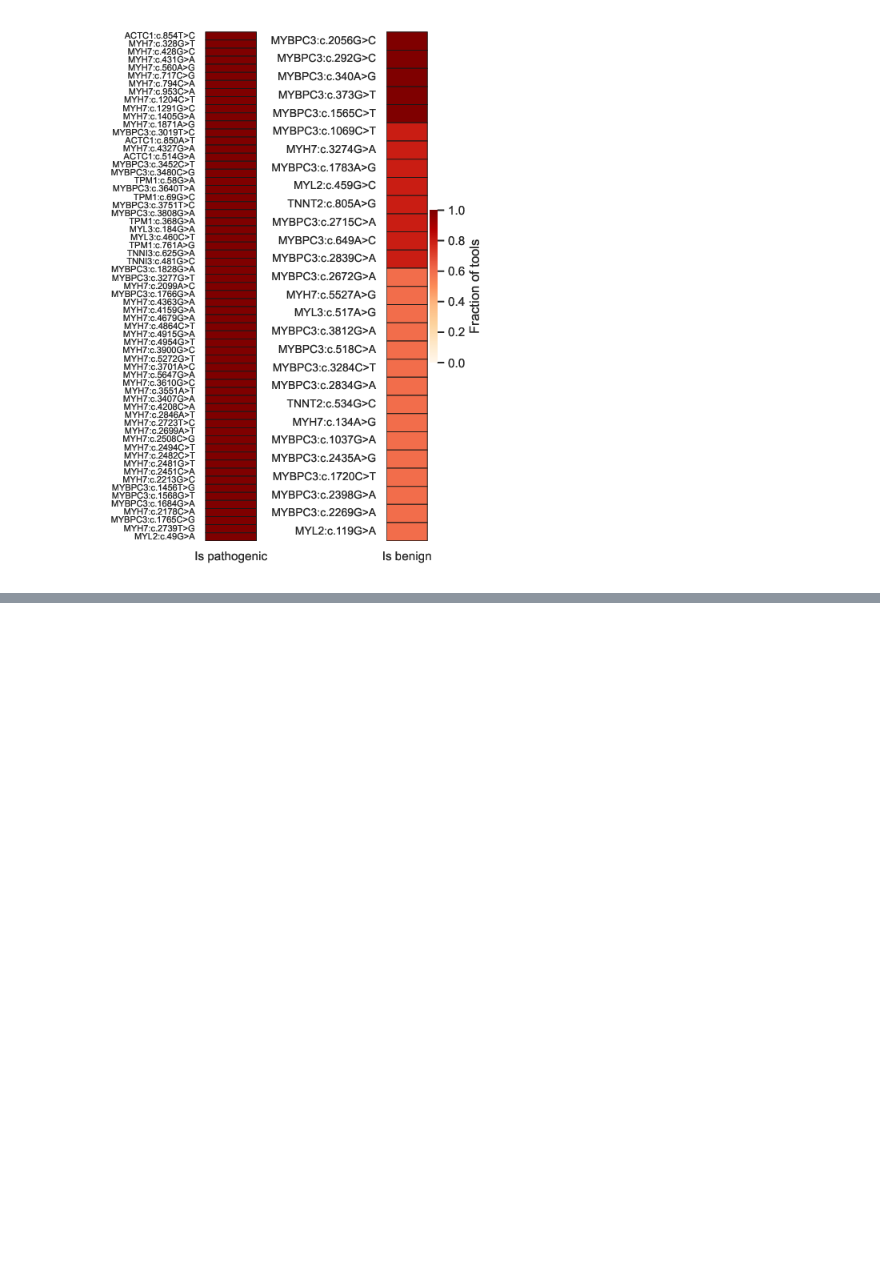
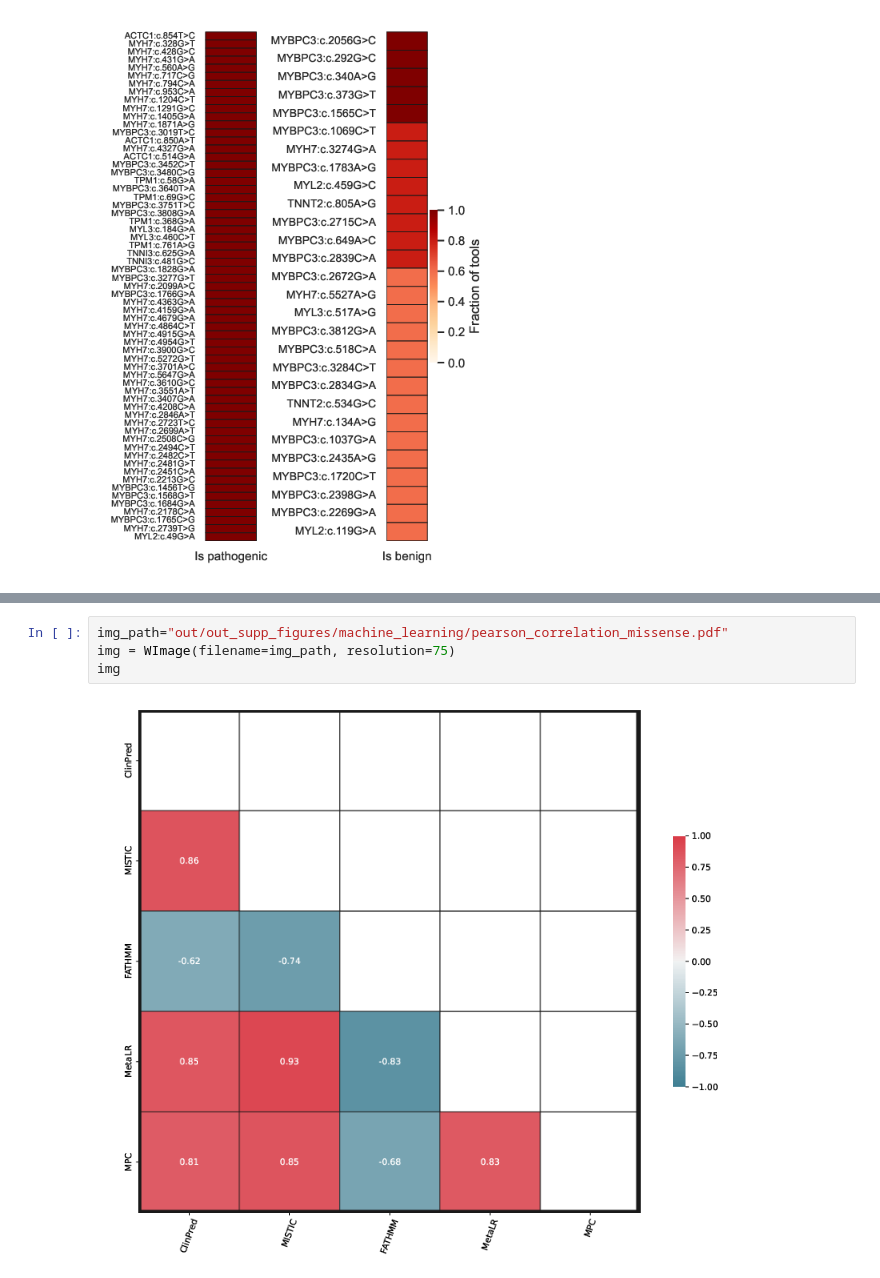
Before and after one commit to PedroBarbosa/paper_HCM_benchmark, a Jupyter notebook: run_benchmarks.ipynb, the cells around one changed output, grey strips where cells are left out. Cells and saved outputs as stored; diff of their text form; blank space fills up the shorter version.

```diff
--- a/run_benchmarks.ipynb
+++ b/run_benchmarks.ipynb
@@ -460,0 +495,6 @@ img
+# %%
+img_path="out/out_supp_figures/machine_learning/pearson_correlation_missense.pdf"
+img = WImage(filename=img_path, resolution=75)
+img
+# %% [output]
+[figure, added]
```
Also changed, not shown: parts of 16 cells of this notebook, 4 other files.
